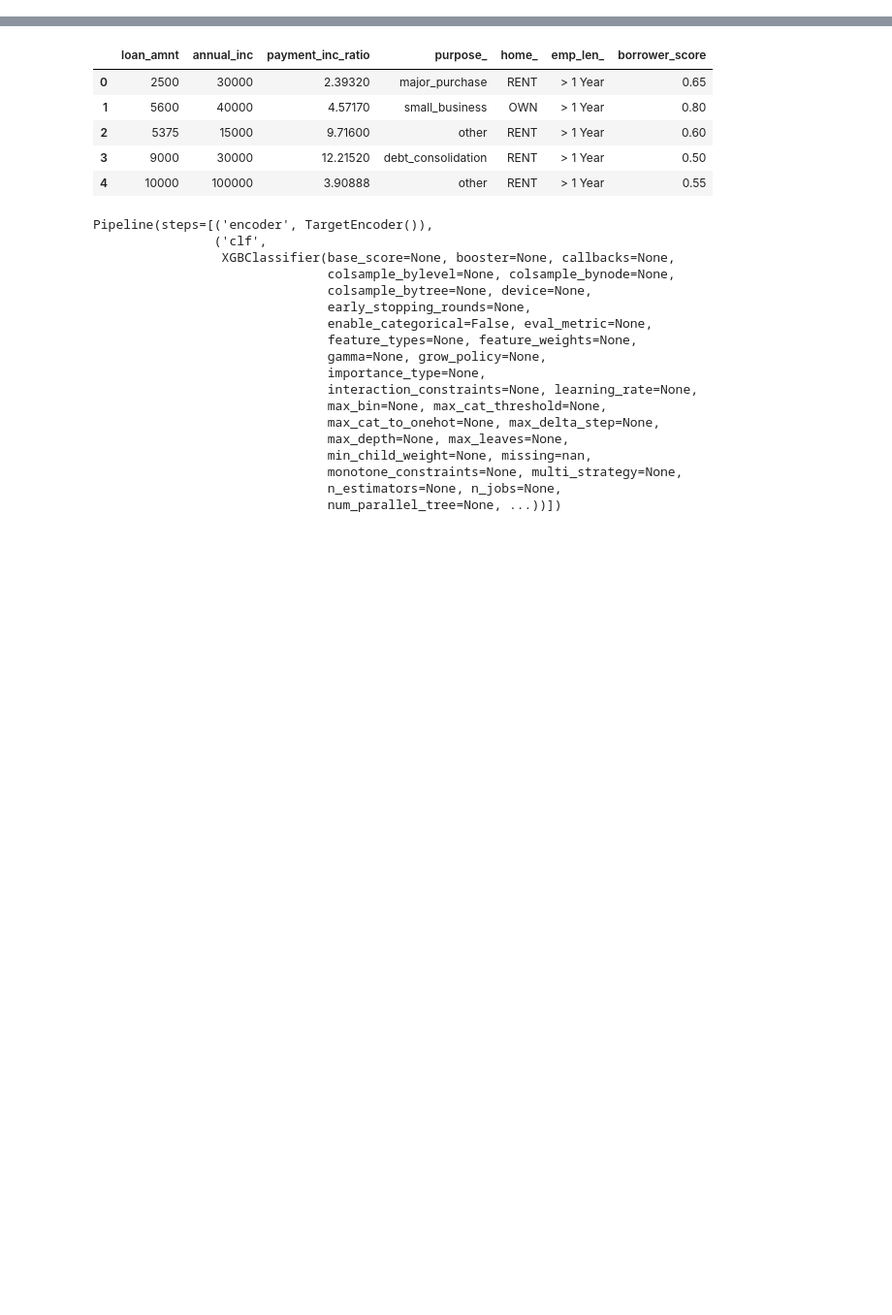
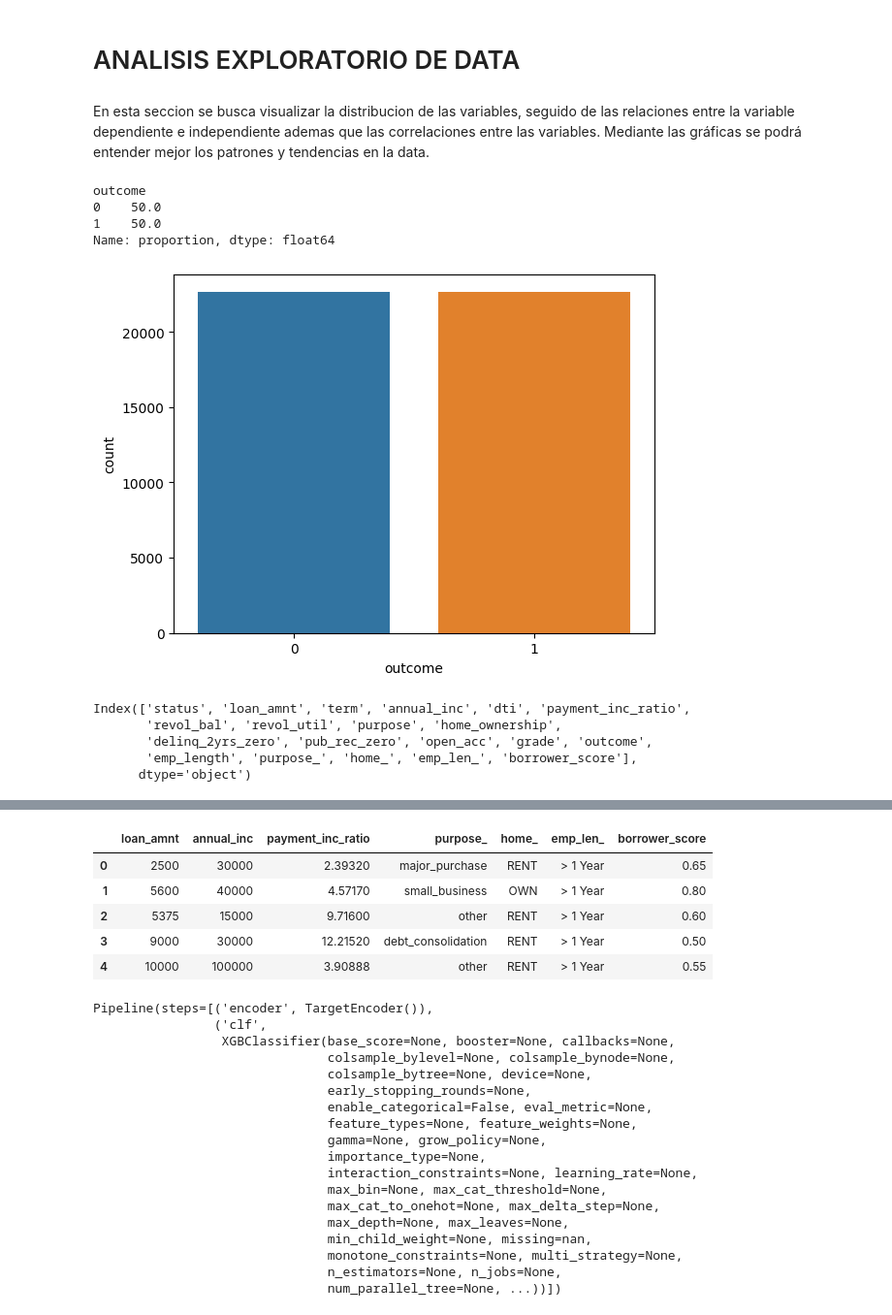
Before and after one commit to Nimbus-commints/Data-Science-Proyectos, a Jupyter notebook: Prediccion de Aprobacion de Prestam/Prediccion Aprobacion Prestamo.ipynb, the cells around one changed output, grey strips where cells are left out. Shown at 97% size. Cells and saved outputs as stored; diff of their text form; code cells hidden in the pictures; blank space fills up the shorter version.

```diff
--- a/Prediccion de Aprobacion de Prestam/Prediccion Aprobacion Prestamo.ipynb
+++ b/Prediccion de Aprobacion de Prestam/Prediccion Aprobacion Prestamo.ipynb
@@ -24,0 +38,5 @@ Index(['Unnamed: 0', 'status', 'loan_amnt', 'term', 'annual_inc', 'dti',
+# %%
+print(f"Shape de la data: {loan_data.shape}")
+loan_data.drop(columns=['Unnamed: 0'],inplace=True)
+# Se identifican los valores nulos
+loan_data.isnull().sum()
@@ -24,0 +105,21 @@ Index(['Unnamed: 0', 'status', 'loan_amnt', 'term', 'annual_inc', 'dti',
+# %% [markdown]
+# ANALISIS EXPLORATORIO DE DATA
+# %% [markdown]
+En esta seccion se busca visualizar la distribucion de las variables, seguido de las relaciones entre la variable dependiente e independiente ademas que las correlaciones entre las variables. Mediante las gráficas se podrá entender mejor los patrones y tendencias en la data.
+# %%
+sns.countplot(x='outcome',hue='outcome',data=loan_data,legend=False)
+loan_data['outcome'].value_counts(normalize=True) * 100
+# %% [output]
+outcome
+0    50.0
+1    50.0
+Name: proportion, dtype: float64
+[figure, added]
+# %%
+loan_data.columns
+# %% [output]
+Index(['status', 'loan_amnt', 'term', 'annual_inc', 'dti', 'payment_inc_ratio',
+       'revol_bal', 'revol_util', 'purpose', 'home_ownership',
+       'delinq_2yrs_zero', 'pub_rec_zero', 'open_acc', 'grade', 'outcome',
+       'emp_length', 'purpose_', 'home_', 'emp_len_', 'borrower_score'],
+      dtype='object')
```
Also changed, not shown: parts of 24 cells of this notebook.
